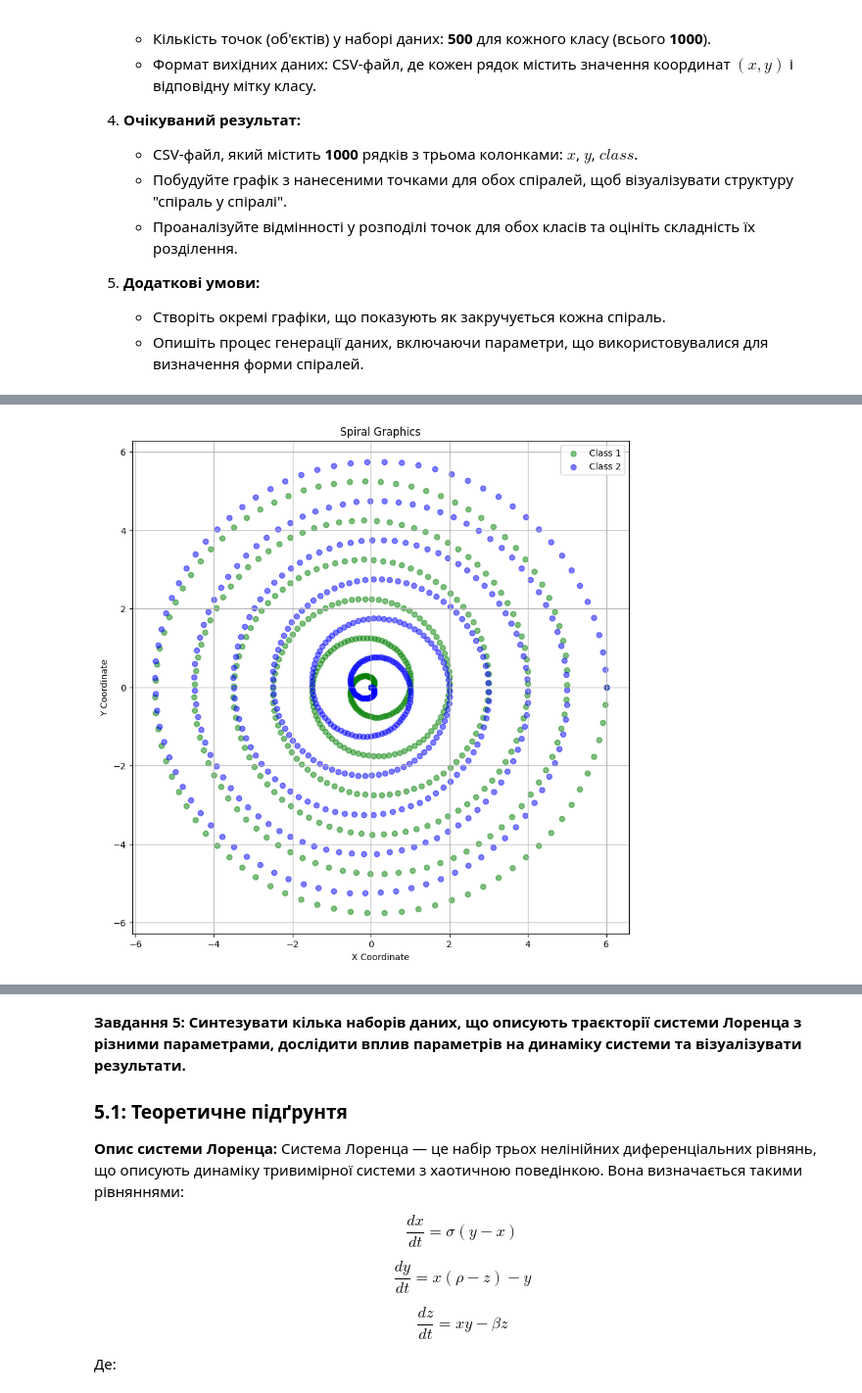
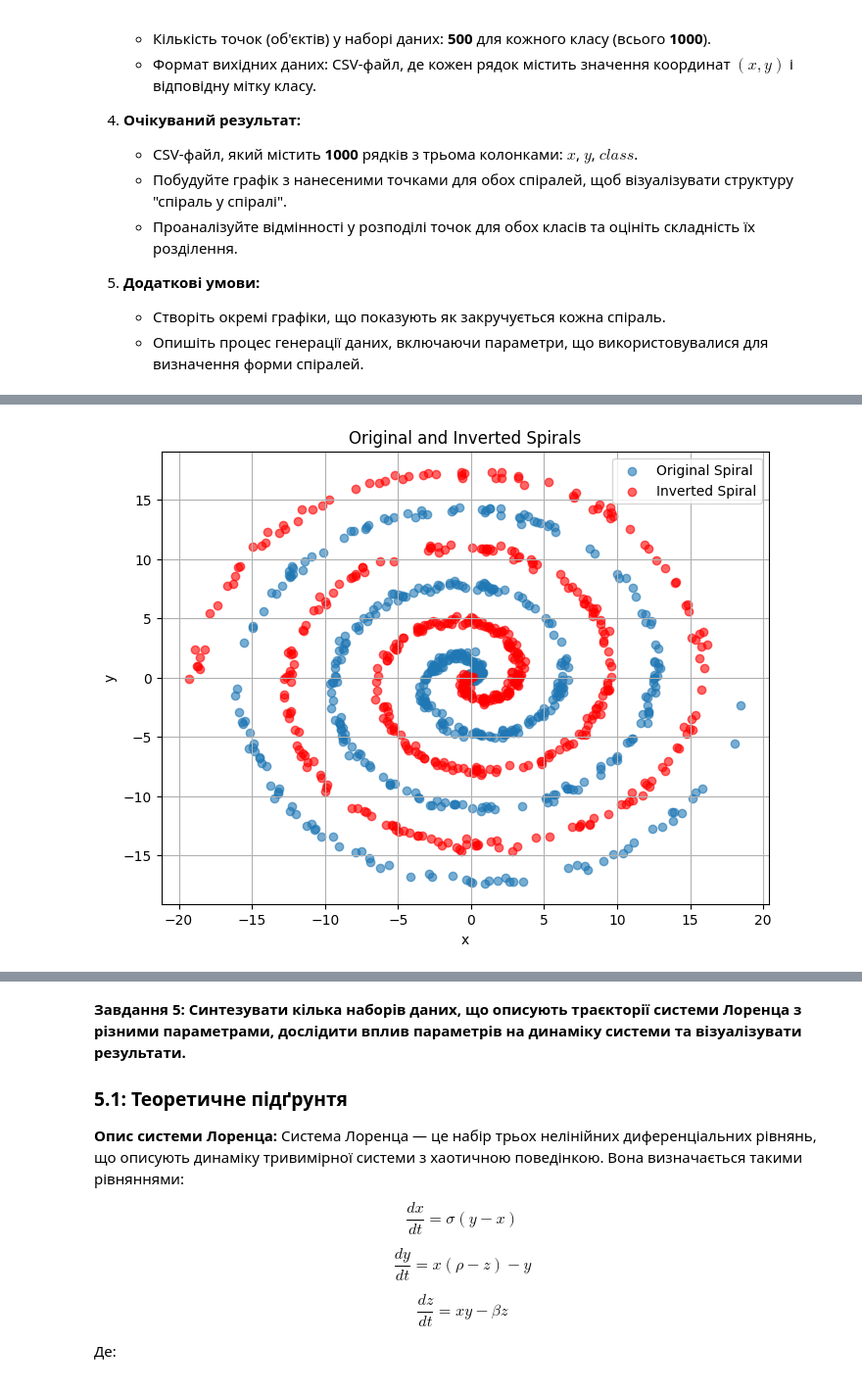
Before and after one commit to MarkKostur/AD, a Jupyter notebook: lab2 ad/DM_practice_2_new.ipynb, the cells around one changed output, grey strips where cells are left out. Shown at 98% size. Drawn from its saved outputs; the diff is of its cells as text; code cells hidden in the pictures.

```diff
--- a/lab2 ad/DM_practice_2_new.ipynb
+++ b/lab2 ad/DM_practice_2_new.ipynb
@@ -313,35 +308,37 @@ plt.show()
    - Опишіть процес генерації даних, включаючи параметри, що використовувалися для визначення форми спіралей.
 # %% [markdown]
 ![image.png](embedded-picture-1)
-# %%
-def generate_spiral_data(a=1/(2*np.pi), max_theta=12*np.pi, num_points=500, invert_y=False, class_data=0):
-    """ Generates data for a spiral, with the possibility of inversion along the Y axis."""
-    theta = np.linspace(0, max_theta, num_points)
-    rho = a * theta
-    x = rho * np.cos(theta)
-    y = rho * np.sin(theta)
-    if invert_y:
-        y = -y
-    return pd.DataFrame({'x': x, 'y': y, 'class': class_data})
-
-data_spiral1 = generate_spiral_data(class_data=0)
-data_spiral2 = generate_spiral_data(invert_y=True, class_data=1)
-
-data_spiral_concated = pd.concat([data_spiral1, data_spiral2], ignore_index=True)
-
-plt.figure(figsize=(10, 10))
-for class_id, color, label in zip([0, 1], ['green', 'blue'], ['Class 1', 'Class 2']):
-    subset = data_spiral_concated[data_spiral_concated['class'] == class_id]
-    plt.scatter(subset['x'], subset['y'], color=color, label=label, alpha=0.5)
-
-plt.title('Spiral Graphics')
-plt.xlabel('X Coordinate')
-plt.ylabel('Y Coordinate')
-plt.legend()
-plt.axis('equal')
-plt.grid(True)
-plt.show()
-
-data_spiral_concated.to_csv('./csv/data_spiral.csv', index=False)
-# %% [output]
-[figure, removed]
+# %%
+
+count_of_instances = 500
+noise = 0.2
+turns = 3
+
+theta_1 = np.random.uniform(0, turns * 2 * np.pi, count_of_instances)
+theta_2 = np.random.uniform(0, turns * 2 * np.pi, count_of_instances)
+labels_0 = np.zeros(count_of_instances).astype('int64')
+
+x_1 = (theta_1 * np.cos(theta_1)) + np.random.normal(0, noise, count_of_instances)
+y_1 = (theta_1 * np.sin(theta_1)) + np.random.normal(0, noise, count_of_instances)
+
+x_2 = (theta_2 * np.cos(theta_2 + np.pi)) + np.random.normal(0, noise, count_of_instances)
+y_2 = (theta_2 * np.sin(theta_2 + np.pi)) + np.random.normal(0, noise, count_of_instances)
+labels_1 = np.ones(count_of_instances).astype('int64')
+
+spiral_df_1 = pd.DataFrame({'x': x_1, 'y': y_1, 'class': labels_0})
+spiral_df_2 = pd.DataFrame({'x': x_2, 'y': y_2, 'class': labels_1})
+concatted_df = pd.concat([spiral_df_1, spiral_df_2], ignore_index=True)
+
+plt.figure(figsize=(8, 6))
+plt.scatter(x_1, y_1, alpha=0.6, label='Original Spiral')
+plt.scatter(x_2, y_2, color='red', alpha=0.6, label='Inverted Spiral')
+plt.title('Original and Inverted Spirals')
+plt.xlabel('x')
+plt.ylabel('y')
+plt.grid(True)
+plt.legend()
+plt.show()
+
+concatted_df.to_csv('./csv/overlapping_classes_data.csv')
+# %% [output]
+[figure, added]
```
Also changed, not shown: parts of 11 cells of this notebook, 7 other files.
